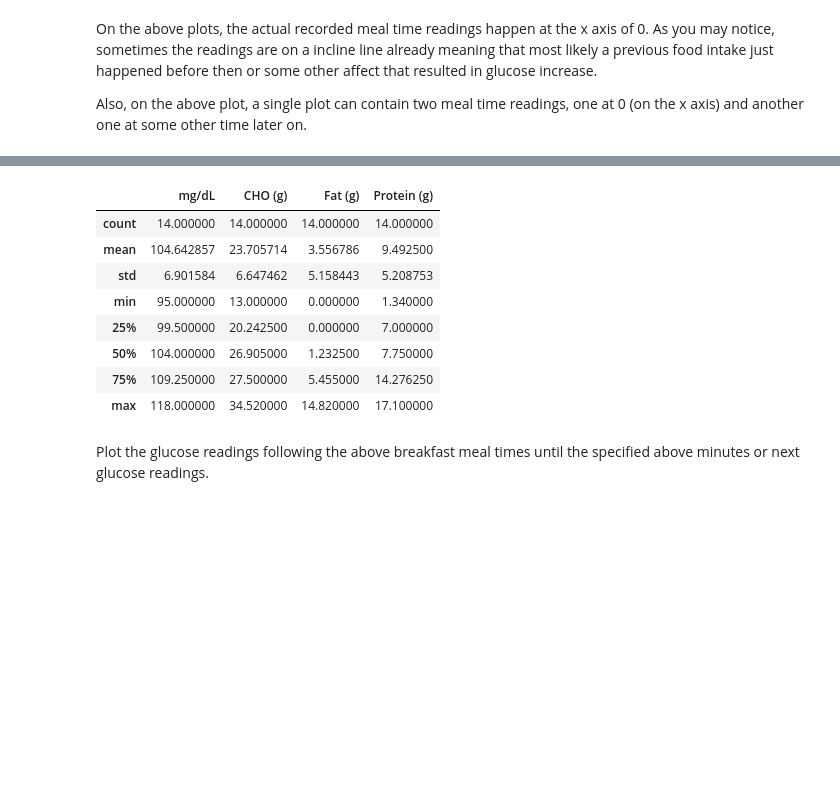
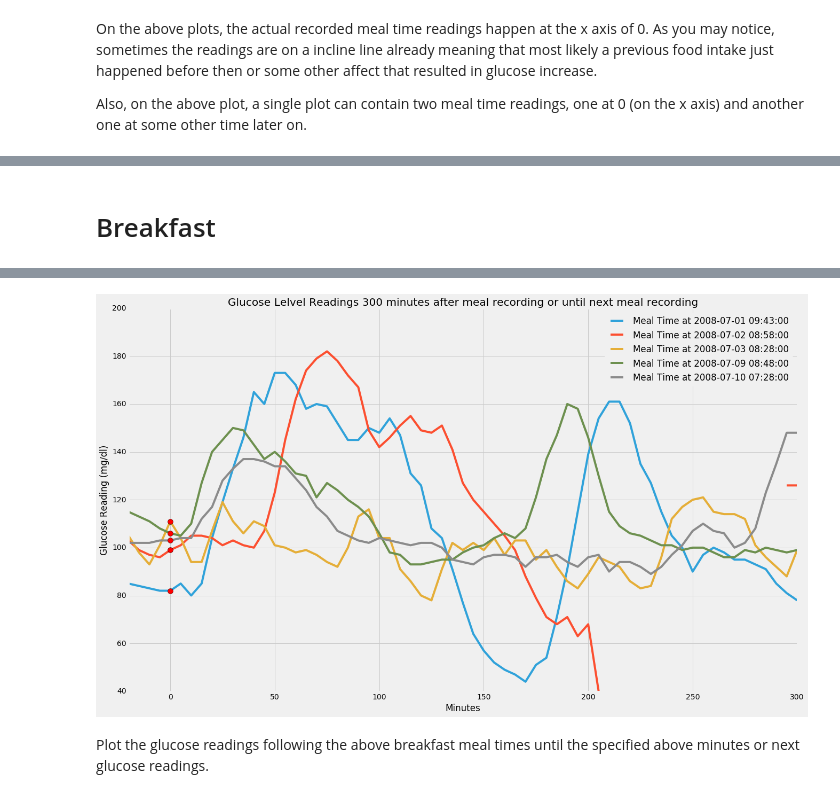
Before and after one commit to SalChem/Diabetic-Project, a Jupyter notebook: Smoothing and Filtering.ipynb, the cells around one changed output, grey strips where cells are left out. Saved outputs shown, nothing was run; the diff lists cells and outputs as text; code cells hidden in the pictures; blank space fills up the shorter version.

```diff
--- a/Smoothing and Filtering.ipynb
+++ b/Smoothing and Filtering.ipynb
@@ -739,8 +809,10 @@ plt.title(title);
+# %% [markdown]
+# Breakfast
 # %%
 breakfast_df = copy.deepcopy(df_P1_w_all_deletion)
 
 Breakfast_meals = []
-breakfast_max_hour = 9
+breakfast_max_hour = 10
 
 for x in range(len(df_P1_w_all_deletion)):
     a = df_P1_w_all_deletion['Date'][x]
@@ -762,5 +834,11 @@ breakfast_df = breakfast_df.reset_index(drop=True)
 print breakfast_df
 
 breakfast_df.describe()
+
+df_breakfast_plots = pd.DataFrame(columns=Plot_window)
+
+Plot_extraction_v2(breakfast_df, df_breakfast_plots)
+
+plotting(df_breakfast_plots, breakfast_df)
 # %% [output]
                   Date  mg/dL  CHO (g)  Fat (g)  Protein (g)
@@ -781,11 +861,3 @@ breakfast_df.describe()
-|  | mg/dL | CHO (g) | Fat (g) | Protein (g) |
-| count | 14.000000 | 14.000000 | 14.000000 | 14.000000 |
-| mean | 104.642857 | 23.705714 | 3.556786 | 9.492500 |
-| std | 6.901584 | 6.647462 | 5.158443 | 5.208753 |
-| min | 95.000000 | 13.000000 | 0.000000 | 1.340000 |
-| 25% | 99.500000 | 20.242500 | 0.000000 | 7.000000 |
-| 50% | 104.000000 | 26.905000 | 1.232500 | 7.750000 |
-| 75% | 109.250000 | 27.500000 | 5.455000 | 14.276250 |
-| max | 118.000000 | 34.520000 | 14.820000 | 17.100000 |
+[figure, added]
 # %% [markdown]
 Plot the glucose readings following the above breakfast meal times until the specified above minutes or next glucose readings.
```
Also changed, not shown: parts of 15 cells of this notebook.
